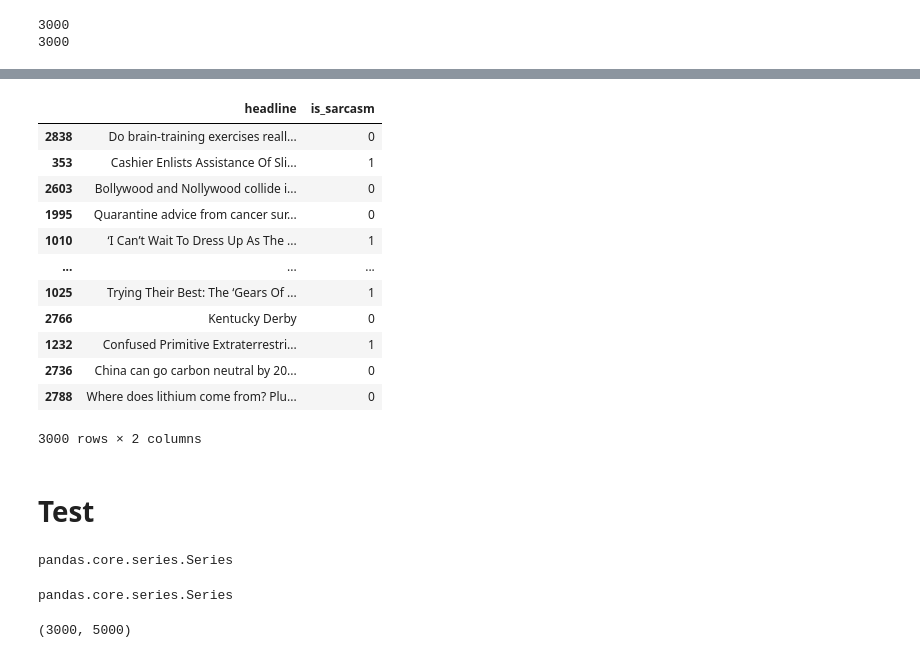
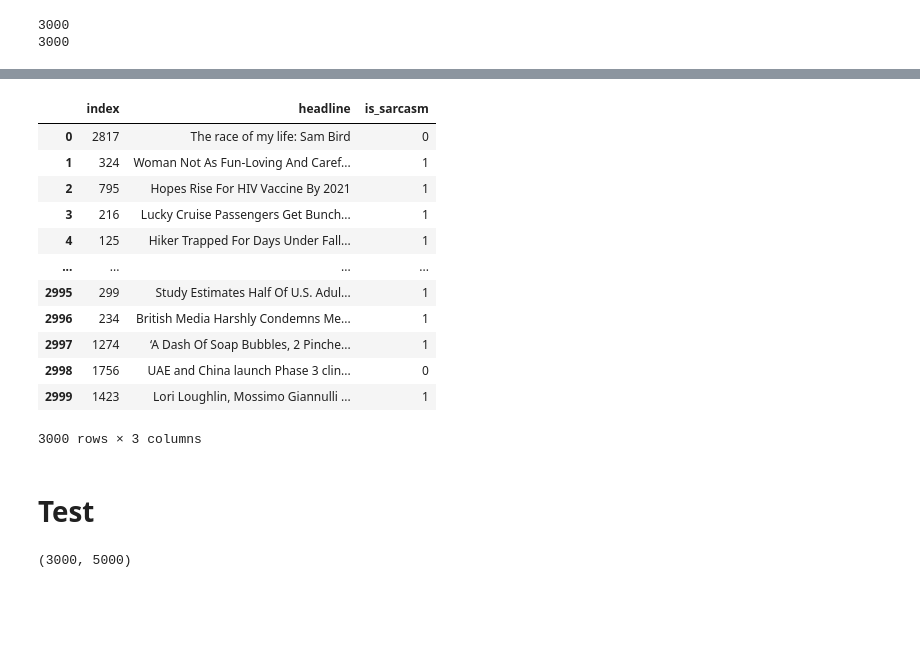
Before and after one commit to dangcaptkd/CS114.K21-, a Jupyter notebook: CaseStudy01-sarcasm_detection.ipynb, the cells around one changed output, grey strips where cells are left out. Cells and saved outputs as stored; diff of their text form; code cells hidden in the pictures; blank space fills up the shorter version.

```diff
--- a/CaseStudy01-sarcasm_detection.ipynb
+++ b/CaseStudy01-sarcasm_detection.ipynb
@@ -347,3 +260,37 @@ option_title = set([
+# %%
+url = "https://edition.cnn.com/world"
+## title
+get_href(url, title)
+
+# title1
+title1 = set()
+for url in title:
+  get_href(url, title1)
+
+# title2
+title2 = set()
+for url in title1:
+  get_href(url, title2)
+
+#title3
+title3 = set()
+for url in title2:
+  get_href(url, title3)
+
+title4 = set()
+for url in title3:
+  get_href(url, title4)
+
+#option_title
+option_title = set([
+                    'https://edition.cnn.com/politics',
+                    'https://edition.cnn.com/business',
+                    'https://edition.cnn.com/health',
+                    'https://edition.cnn.com/entertainment',
+                    'https://edition.cnn.com/style',
+                    'https://edition.cnn.com/travel',
+                    'https://edition.cnn.com/sport'
+])
 # %%
 print(len(title))
 print(len(title1))
@@ -428,21 +360,21 @@ data_test
 # %%
 from sklearn.utils import shuffle
-df = shuffle(data_test)
+df = shuffle(data_test).reset_index(drop=False)
 df
 # %% [output]
-|  | headline | is_sarcasm |
-| 2838 | Do brain-training exercises reall... | 0 |
-| 353 | Cashier Enlists Assistance Of Sli... | 1 |
-| 2603 | Bollywood and Nollywood collide i... | 0 |
-| 1995 | Quarantine advice from cancer sur... | 0 |
-| 1010 | ‘I Can’t Wait To Dress Up As The ... | 1 |
-| ... | ... | ... |
-| 1025 | Trying Their Best: The ‘Gears Of ... | 1 |
-| 2766 | Kentucky Derby | 0 |
-| 1232 | Confused Primitive Extraterrestri... | 1 |
-| 2736 | China can go carbon neutral by 20... | 0 |
-| 2788 | Where does lithium come from? Plu... | 0 |
+|  | index | headline | is_sarcasm |
+| 0 | 2817 | The race of my life: Sam Bird | 0 |
+| 1 | 324 | Woman Not As Fun-Loving And Caref... | 1 |
+| 2 | 795 | Hopes Rise For HIV Vaccine By 2021 | 1 |
+| 3 | 216 | Lucky Cruise Passengers Get Bunch... | 1 |
+| 4 | 125 | Hiker Trapped For Days Under Fall... | 1 |
+| ... | ... | ... | ... |
+| 2995 | 299 | Study Estimates Half Of U.S. Adul... | 1 |
+| 2996 | 234 | British Media Harshly Condemns Me... | 1 |
+| 2997 | 1274 | ‘A Dash Of Soap Bubbles, 2 Pinche... | 1 |
+| 2998 | 1756 | UAE and China launch Phase 3 clin... | 0 |
+| 2999 | 1423 | Lori Loughlin, Mossimo Giannulli ... | 1 |
-3000 rows × 2 columns
+3000 rows × 3 columns
 # %% [markdown]
 # Test
 # %%
@@ -450,14 +382,8 @@ df['headline'] = df['headline'].apply(lambda s : re.sub('[^a-zA-Z]', ' ', s))
 # %%
 x_valid = df['headline']
 y_valid = df['is_sarcasm']
-type(x_valid)
-# %% [output]
-pandas.core.series.Series
 # %%
 ps = PorterStemmer()
 x_valid = x_valid.apply(lambda x: x.split())
 x_valid = x_valid.apply(lambda x : ' '.join([ps.stem(word) for word in x]))
-type(x_valid)
-# %% [output]
-pandas.core.series.Series
 # %%
```
Also changed, not shown: parts of 20 cells of this notebook.
